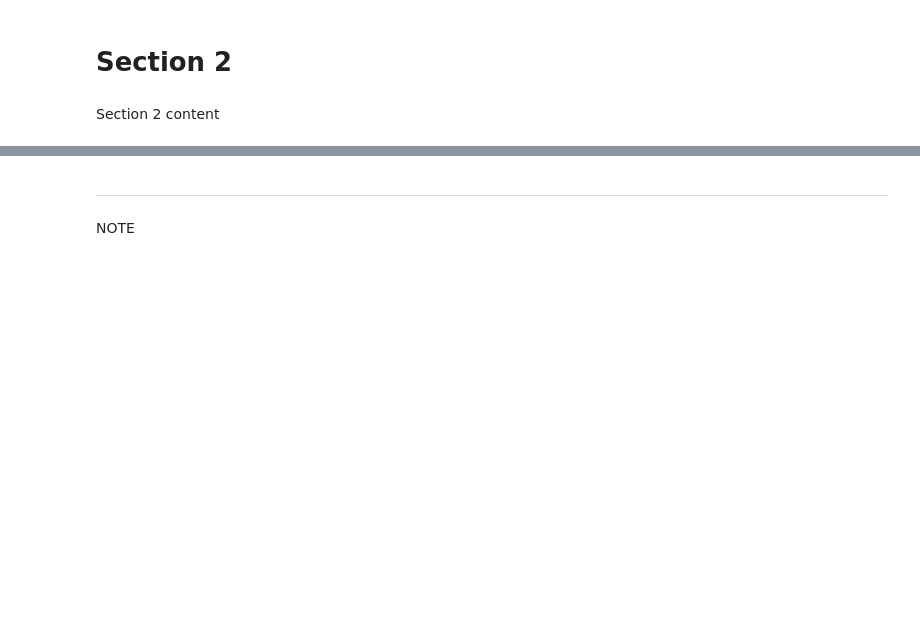
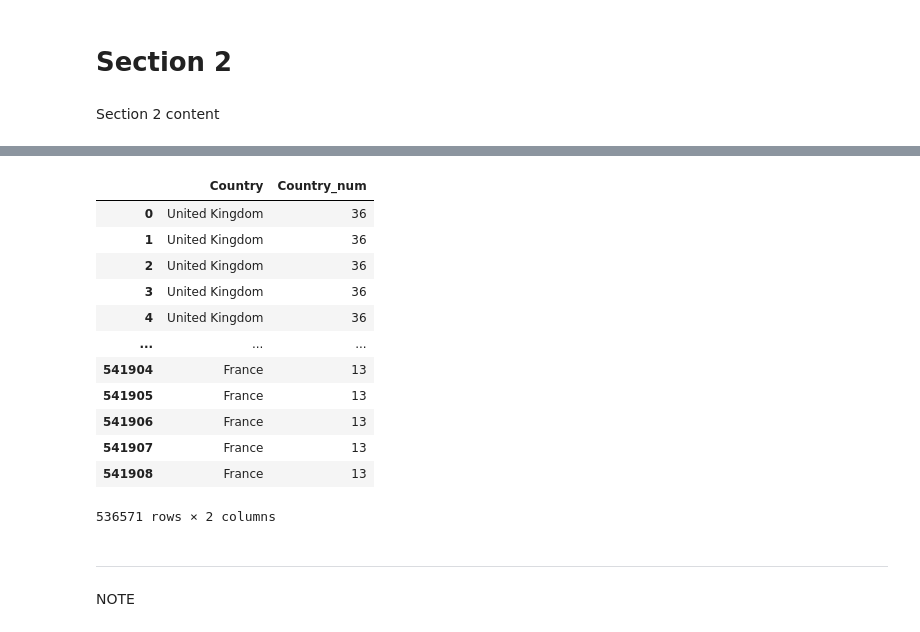
Before and after one commit to Faith-Faz/Capstone-project, a Jupyter notebook: jupyter_notebooks/ETL.ipynb, the cells around one changed output, grey strips where cells are left out. Drawn from its saved outputs; the diff is of its cells as text; code cells hidden in the pictures; blank space fills up the shorter version.

```diff
--- a/jupyter_notebooks/ETL.ipynb
+++ b/jupyter_notebooks/ETL.ipynb
@@ -174,3 +118,0 @@ df.filter(["quantity", "unitprice"])
-# %%
-df['Transaction Value'] = df.apply(lambda x: x['quantity'] * x['unitprice'], axis=1)
-df
@@ -237,0 +146,2 @@ df.filter(["Transaction Value"])
+# %%
+df.drop(labels=['InvoiceDate'],axis=1, inplace=True)
@@ -237,0 +200,4 @@ df.filter(["Transaction Value"])
+# %%
+df['Country_num'] = df['Country'].astype('category').cat.codes
+# %%
+df.drop(labels=['Country_encoded'],axis=1, inplace=True)
@@ -238,3 +220,19 @@ df.filter(["Transaction Value"])
+# %%
+df[['Country', 'Country_num']]
+# %% [output]
+|  | Country | Country_num |
+| 0 | United Kingdom | 36 |
+| 1 | United Kingdom | 36 |
+| 2 | United Kingdom | 36 |
+| 3 | United Kingdom | 36 |
+| 4 | United Kingdom | 36 |
+| ... | ... | ... |
+| 541904 | France | 13 |
+| 541905 | France | 13 |
+| 541906 | France | 13 |
+| 541907 | France | 13 |
+| 541908 | France | 13 |
+536571 rows × 2 columns
 # %% [markdown]
 ---
 # %% [markdown]
```
Also changed, not shown: parts of 33 cells of this notebook.
